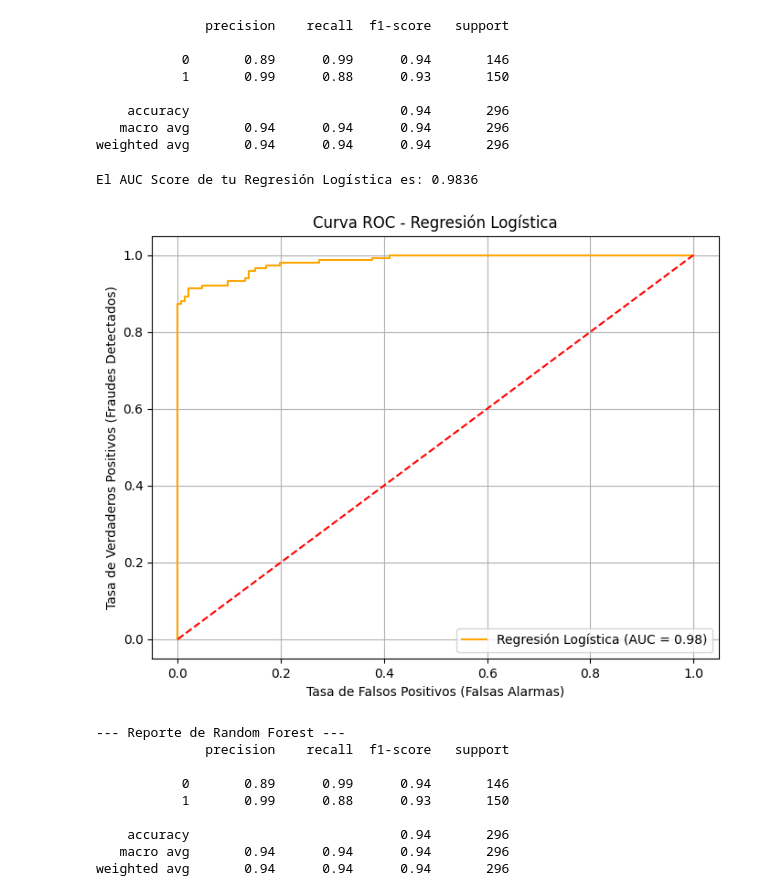
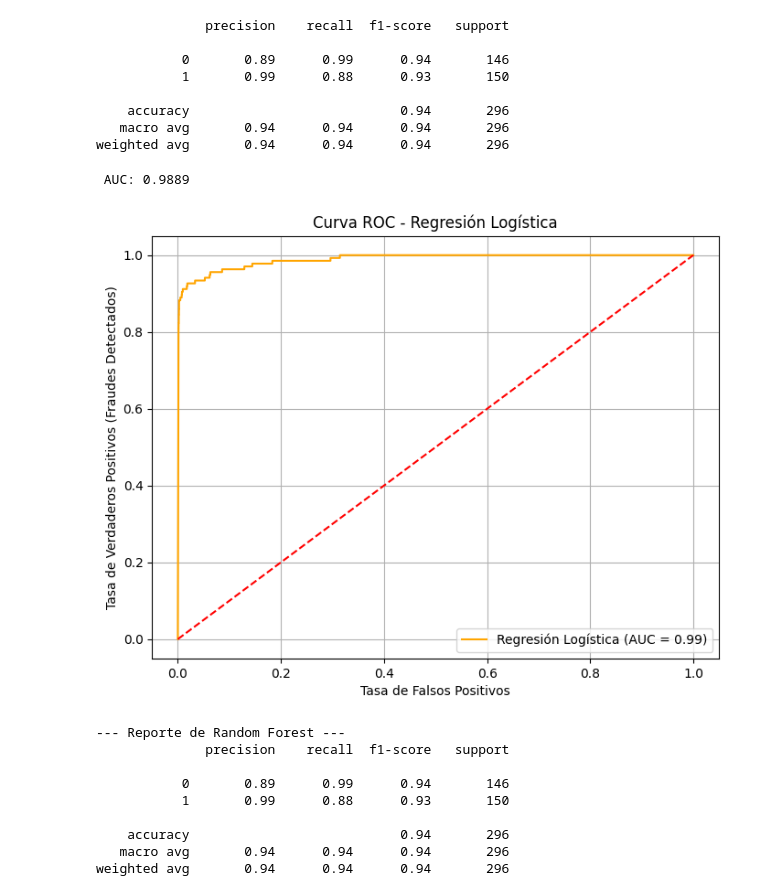
Before and after one commit to giannnb/fraud_detection_creditcard, a Jupyter notebook: notebook/model.ipynb, the cells around one changed output. Cells and saved outputs as stored; diff of their text form; code cells hidden in the pictures.

```diff
--- a/notebook/model.ipynb
+++ b/notebook/model.ipynb
@@ -11,7 +11,7 @@
 # %%
 import pandas as pd
 
-path = "../data/creditcard.csv"
+path = "creditcard.csv"
 
 df = pd.read_csv(path)
 
@@ -152,32 +152,28 @@ weighted avg       0.94      0.94      0.94       296
 # %%
 from sklearn.metrics import roc_curve, roc_auc_score
 import matplotlib.pyplot as plt
 
-# 1. OBTENER PROBABILIDADES
-# OJO: Aquí uso 'model' asumiendo que así llamaste a tu regresión logística.
-# Si le pusiste 'log_reg' u otro nombre, cámbialo aquí abajo.
+
 y_probs_lr = logistic.predict_proba(X_test)[:, 1]
 
-# 2. CALCULAR EL SCORE AUC
 auc_lr = roc_auc_score(y_test, y_probs_lr)
-print(f"El AUC Score de tu Regresión Logística es: {auc_lr:.4f}")
+print(f" AUC: {auc_lr:.4f}")
 
 # 3. GRAFICAR
 fpr, tpr, thresholds = roc_curve(y_test, y_probs_lr)
 
 plt.figure(figsize=(8, 6))
-# Usamos color naranja para diferenciarlo del azul que usaremos en Random Forest
 plt.plot(fpr, tpr, color='orange', label=f'Regresión Logística (AUC = {auc_lr:.2f})')
-plt.plot([0, 1], [0, 1], color='red', linestyle='--') # Línea de "suerte"
-plt.xlabel('Tasa de Falsos Positivos (Falsas Alarmas)')
+plt.plot([0, 1], [0, 1], color='red', linestyle='--')
+plt.xlabel('Tasa de Falsos Positivos')
 plt.ylabel('Tasa de Verdaderos Positivos (Fraudes Detectados)')
 plt.title('Curva ROC - Regresión Logística')
 plt.legend()
 plt.grid()
 plt.show()
 # %% [output]
-El AUC Score de tu Regresión Logística es: 0.9836
+ AUC: 0.9889
-[figure, old version]
+[figure, new version]
 # %%
 from sklearn.ensemble import RandomForestClassifier
 from sklearn.metrics import classification_report
```
Also changed, not shown: parts of 2 cells of this notebook.
